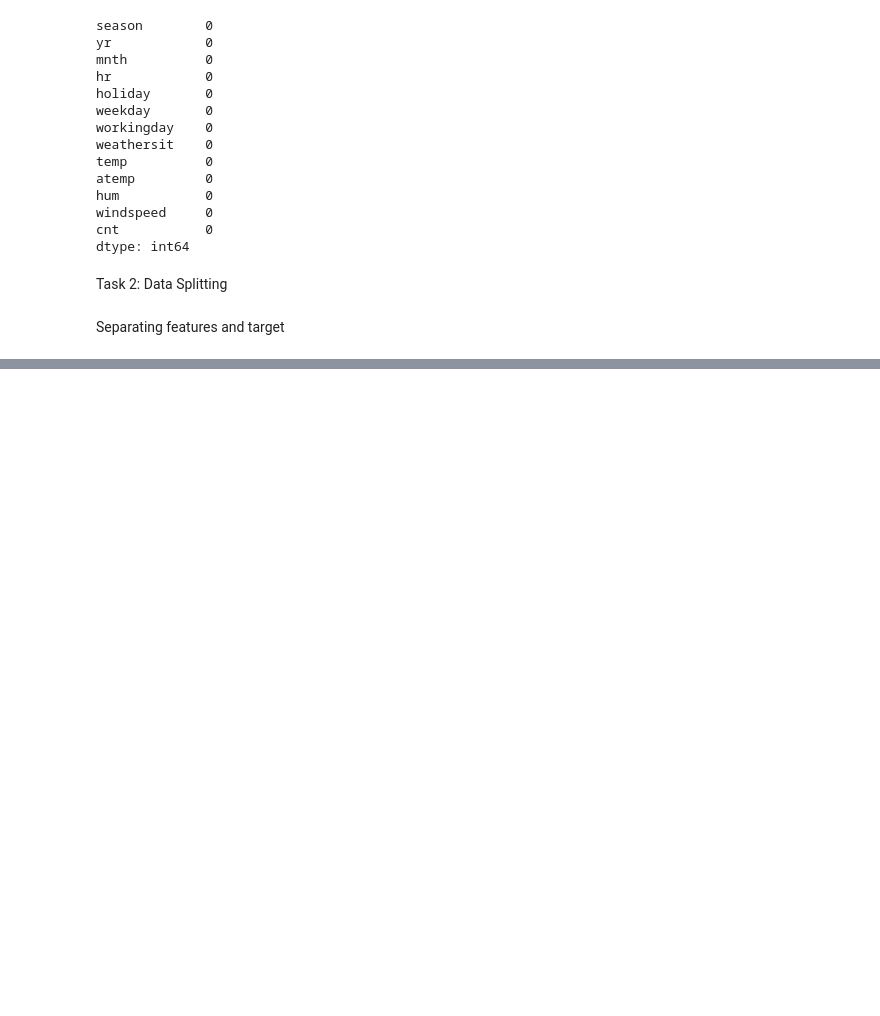
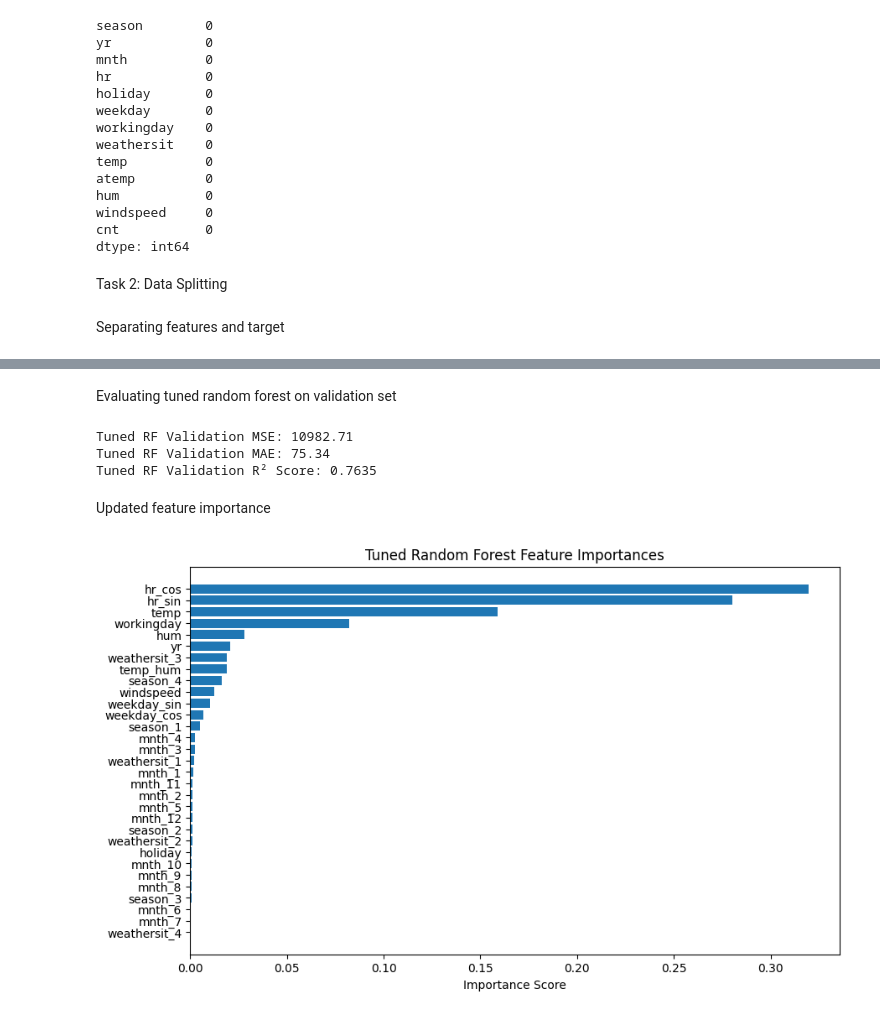
Before and after one commit to halayaghi-git/ML_assignment2, a Jupyter notebook: assignmnet_2_hala_yaghi.ipynb, the cells around one changed output, grey strips where cells are left out. Saved outputs shown, nothing was run; the diff lists cells and outputs as text; code cells hidden in the pictures; blank space fills up the shorter version.

```diff
--- a/assignmnet_2_hala_yaghi.ipynb
+++ b/assignmnet_2_hala_yaghi.ipynb
@@ -203,0 +619,45 @@ y = df['cnt']
+# %% [markdown]
+Evaluating tuned random forest on validation set
+# %%
+from sklearn.metrics import mean_squared_error, mean_absolute_error, r2_score
+
+# Predict on validation set using best model
+y_val_pred_rf_tuned = rf_random_search.best_estimator_.predict(X_val)
+
+# Evaluate metrics
+mse_rf_tuned = mean_squared_error(y_val, y_val_pred_rf_tuned)
+mae_rf_tuned = mean_absolute_error(y_val, y_val_pred_rf_tuned)
+r2_rf_tuned = r2_score(y_val, y_val_pred_rf_tuned)
+
+# Display results
+print(f"Tuned RF Validation MSE: {mse_rf_tuned:.2f}")
+print(f"Tuned RF Validation MAE: {mae_rf_tuned:.2f}")
+print(f"Tuned RF Validation R² Score: {r2_rf_tuned:.4f}")
+# %% [output]
+Tuned RF Validation MSE: 10982.71
+Tuned RF Validation MAE: 75.34
+Tuned RF Validation R² Score: 0.7635
+# %% [markdown]
+Updated feature importance
+# %%
+import pandas as pd
+import matplotlib.pyplot as plt
+
+# Get feature importances from best estimator
+importances_rf = rf_random_search.best_estimator_.feature_importances_
+
+# Create DataFrame for visualization
+feature_importance_df = pd.DataFrame({
+    'Feature': X_train.columns,
+    'Importance': importances_rf
+}).sort_values(by='Importance', ascending=False)
+
+# Plot
+plt.figure(figsize=(10, 6))
+plt.barh(feature_importance_df['Feature'], feature_importance_df['Importance'])
+plt.xlabel('Importance Score')
+plt.title('Tuned Random Forest Feature Importances')
+plt.gca().invert_yaxis()
+plt.show()
+# %% [output]
+[figure, added]
```
Also changed, not shown: parts of 60 cells of this notebook.
